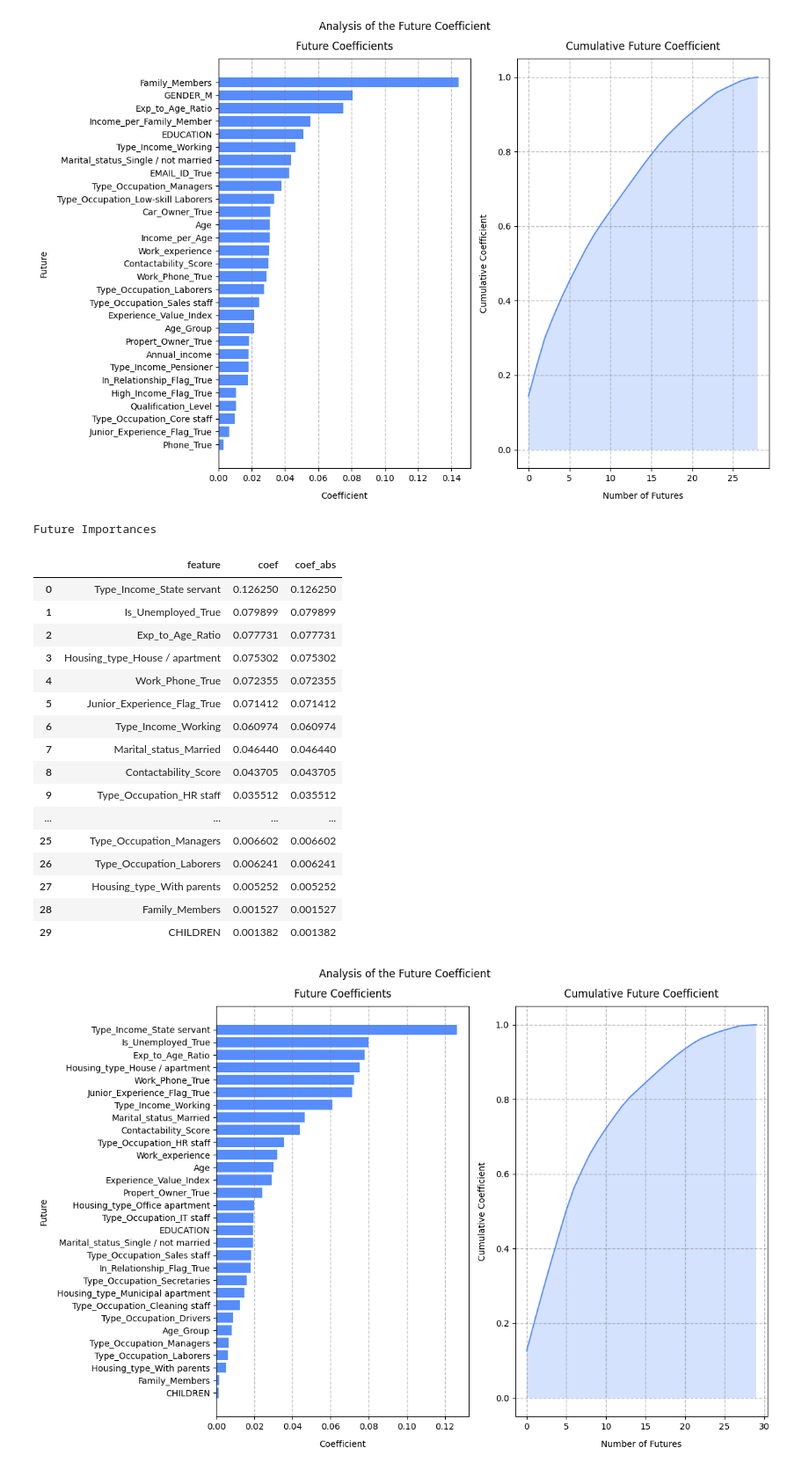
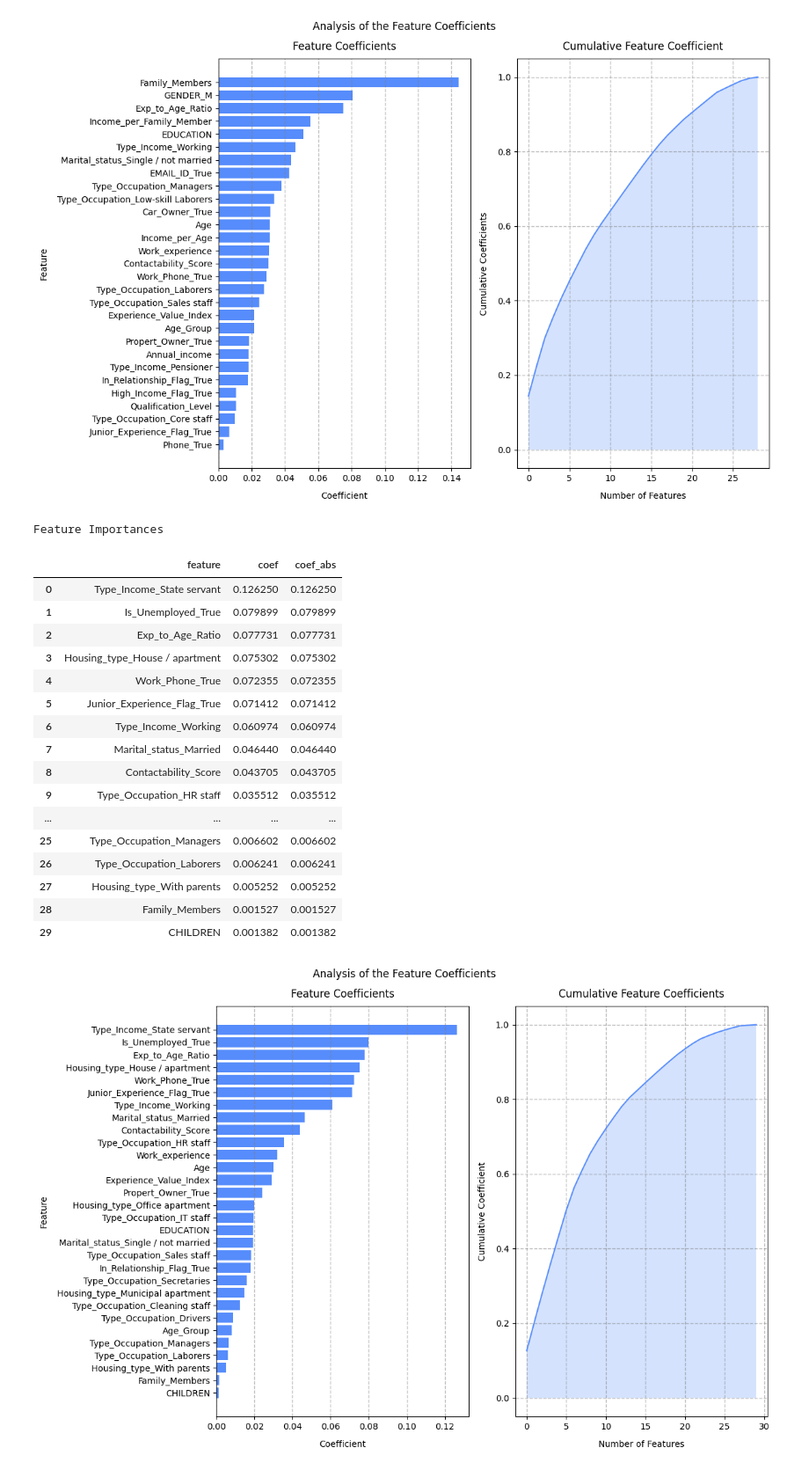
Before and after one commit to BogdanPinchuk/DataScience-PBY_HW20_Course_Project, a Jupyter notebook: Bohdan_Pinchuk_DS_HW20.ipynb, the cells around one changed output. Shown at 88% size. Drawn from its saved outputs; the diff is of its cells as text; code cells hidden in the pictures.

```diff
--- a/Bohdan_Pinchuk_DS_HW20.ipynb
+++ b/Bohdan_Pinchuk_DS_HW20.ipynb
@@ -2050,9 +2050,9 @@ importances_df = (pd.DataFrame({"feature": features, "coef": feature_importances
                   sort_values(by="coef_abs", ascending=False, ignore_index=True))
 
 # Print results
-display(importances_df.style.set_caption("Future Importances"))
+display(importances_df.style.set_caption("Feature Importances"))
 # %% [output]
-Future Importances
+Feature Importances
 |  | feature | coef | coef_abs |
 | 0 | Type_Income_State servant | 0.126250 | 0.126250 |
 | 1 | Is_Unemployed_True | 0.079899 | 0.079899 |
@@ -2075,36 +2075,36 @@ Future Importances
 
 import numpy as np
 import matplotlib.pyplot as plt
 
 # Input data
 x_axis = np.arange(len(feature_importances_cum))
 
 # Solution
 _, axes = plt.subplots(1, 2, figsize=(12, 8))
 
 ax = axes[0]
 ax.barh(importances_df["feature"], importances_df["coef"])
 ax.invert_yaxis()
 ax.grid(axis='x', visible=True, which='major', ls='--', linewidth=1.0, color='tab:gray')
 # ax.minorticks_on()
 # ax.grid(axis='both', visible=True, which='minor', ls=':', linewidth=0.5, color='tab:green')
-ax.set_title("Future Coefficients", pad=10, loc='center', color='black')
+ax.set_title("Feature Coefficients", pad=10, loc='center', color='black')
 ax.set_xlabel("Coefficient", labelpad=10, loc='center', color='black')
-ax.set_ylabel("Future", labelpad=10, loc='center', color='black')
+ax.set_ylabel("Feature", labelpad=10, loc='center', color='black')
 
 ax = axes[1]
 ax.plot(x_axis, feature_importances_cum)
 ax.fill_between(x_axis, feature_importances_cum, alpha=0.25)
 ax.grid(axis='both', visible=True, which='major', ls='--', linewidth=1.0, color='tab:gray')
 # ax.minorticks_on()
 # ax.grid(axis='both', visible=True, which='minor', ls=':', linewidth=0.5, color='tab:green')
-ax.set_title("Cumulative Future Coefficient", pad=10, loc='center', color='black')
-ax.set_xlabel("Number of Futures", labelpad=10, loc='center', color='black')
+ax.set_title("Cumulative Feature Coefficients", pad=10, loc='center', color='black')
+ax.set_xlabel("Number of Features", labelpad=10, loc='center', color='black')
 ax.set_ylabel("Cumulative Coefficient", labelpad=10, loc='center', color='black')
 
-plt.suptitle(f"Analysis of the Future Coefficient")
+plt.suptitle(f"Analysis of the Feature Coefficients")
 
 plt.tight_layout()
 plt.show()
 # %% [output]
-[figure, old version]
+[figure, new version]
```
Also changed, not shown: parts of 3 cells of this notebook.
